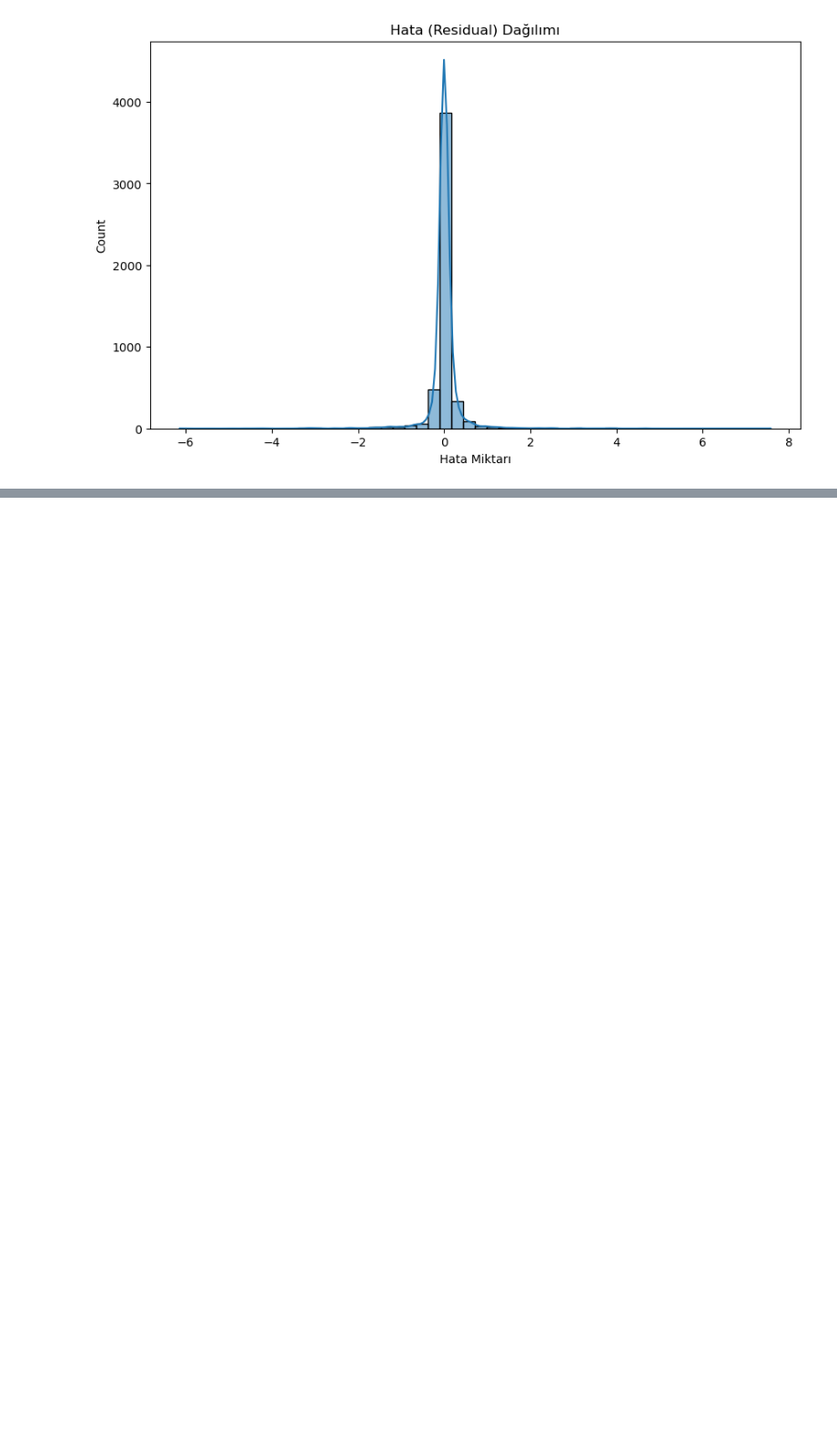
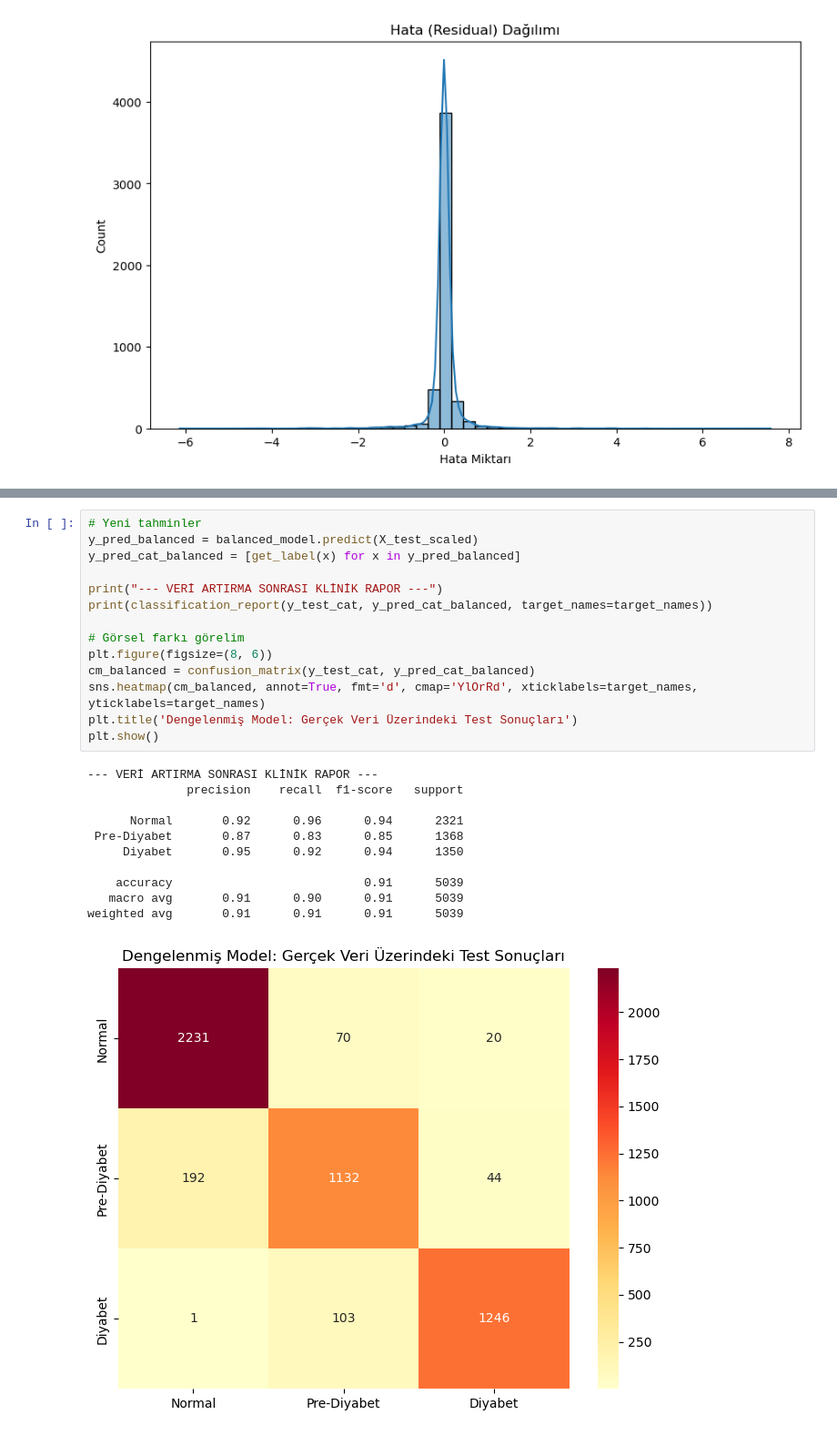
Before and after one commit to alican41/HbA1c-AIDCARE, a Jupyter notebook: hba1c_prediction_model.ipynb, the cells around one changed output, grey strips where cells are left out. Shown at 91% size. Saved outputs shown, nothing was run; the diff lists cells and outputs as text; blank space fills up the shorter version.

```diff
--- a/hba1c_prediction_model.ipynb
+++ b/hba1c_prediction_model.ipynb
@@ -273,0 +477,26 @@ RMSE: 0.4241
+# %%
+# Yeni tahminler
+y_pred_balanced = balanced_model.predict(X_test_scaled)
+y_pred_cat_balanced = [get_label(x) for x in y_pred_balanced]
+
+print("--- VERİ ARTIRMA SONRASI KLİNİK RAPOR ---")
+print(classification_report(y_test_cat, y_pred_cat_balanced, target_names=target_names))
+
+# Görsel farkı görelim
+plt.figure(figsize=(8, 6))
+cm_balanced = confusion_matrix(y_test_cat, y_pred_cat_balanced)
+sns.heatmap(cm_balanced, annot=True, fmt='d', cmap='YlOrRd', xticklabels=target_names, yticklabels=target_names)
+plt.title('Dengelenmiş Model: Gerçek Veri Üzerindeki Test Sonuçları')
+plt.show()
+# %% [output]
+--- VERİ ARTIRMA SONRASI KLİNİK RAPOR ---
+              precision    recall  f1-score   support
+
+      Normal       0.92      0.96      0.94      2321
+ Pre-Diyabet       0.87      0.83      0.85      1368
+     Diyabet       0.95      0.92      0.94      1350
+
+    accuracy                           0.91      5039
+   macro avg       0.91      0.90      0.91      5039
+weighted avg       0.91      0.91      0.91      5039
+[figure, added]
```
Also changed, not shown: parts of 7 cells of this notebook, 4 other files.
